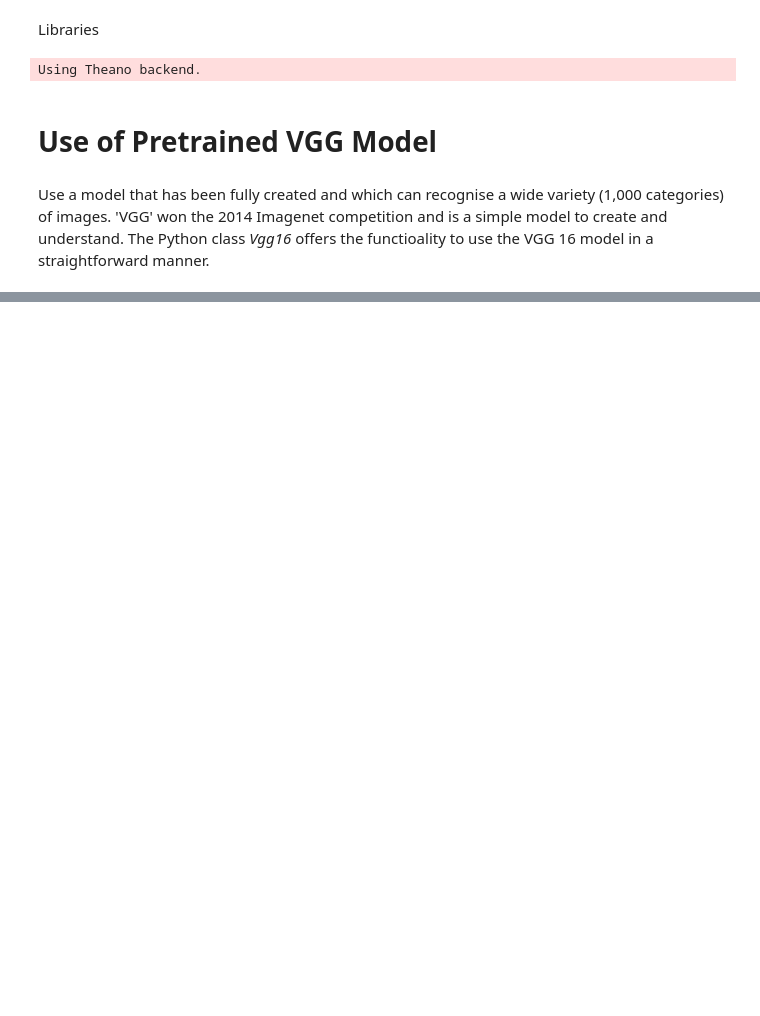
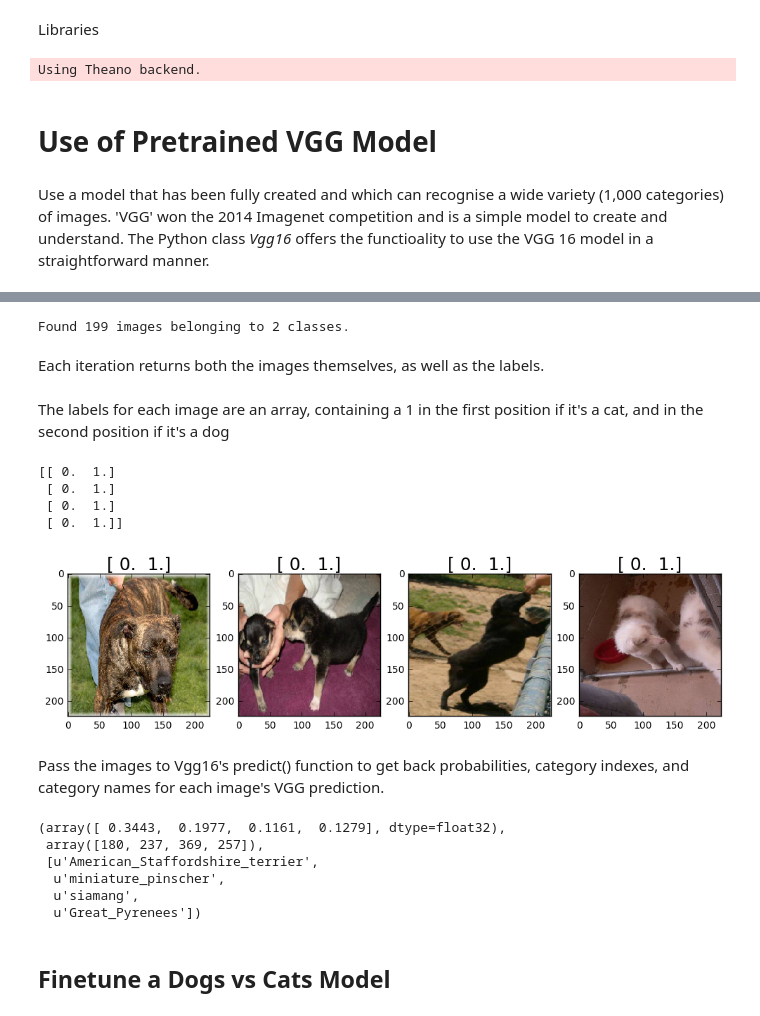
Before and after one commit to jonas-pettersson/fast-ai, a Jupyter notebook: dogs-cats-redux.ipynb, the cells around one changed output, grey strips where cells are left out. Saved outputs shown, nothing was run; the diff lists cells and outputs as text; code cells hidden in the pictures; blank space fills up the shorter version.

Commit message:
Continued working on redux notebook

```diff
--- a/dogs-cats-redux.ipynb
+++ b/dogs-cats-redux.ipynb
@@ -11,6 +11,5 @@ Path to data:
 # %%
-#path = "data/dogs-cats-redux-data/"
-path = "data/dogs-cats-redux-data/sample/"
+path = "data/dogs-cats-redux/sample/"
 # %% [markdown]
 Libraries
 # %%
@@ -40,0 +40,34 @@ MemoryError:
+# %%
+batches = vgg.get_batches(path+'train', batch_size=4)
+# %% [output]
+Found 199 images belonging to 2 classes.
+# %% [markdown]
+Each iteration returns both the images themselves, as well as the labels.
+# %%
+imgs,labels = next(batches)
+# %% [markdown]
+The labels for each image are an array, containing a 1 in the first position if it's a cat, and in the second position if it's a dog
+# %%
+print(labels)
+# %% [output]
+[[ 0.  1.]
+ [ 0.  1.]
+ [ 0.  1.]
+ [ 0.  1.]]
+# %%
+plots(imgs, titles=labels)
+# %% [output]
+[figure, added]
+# %% [markdown]
+Pass the images to Vgg16's predict() function to get back probabilities, category indexes, and category names for each image's VGG prediction.
+# %%
+vgg.predict(imgs, True)
+# %% [output]
+(array([ 0.3443,  0.1977,  0.1161,  0.1279], dtype=float32),
+ array([180, 237, 369, 257]),
+ [u'American_Staffordshire_terrier',
+  u'miniature_pinscher',
+  u'siamang',
+  u'Great_Pyrenees'])
+# %% [markdown]
+## Finetune a Dogs vs Cats Model
```
Also changed, not shown: parts of 12 cells of this notebook.
